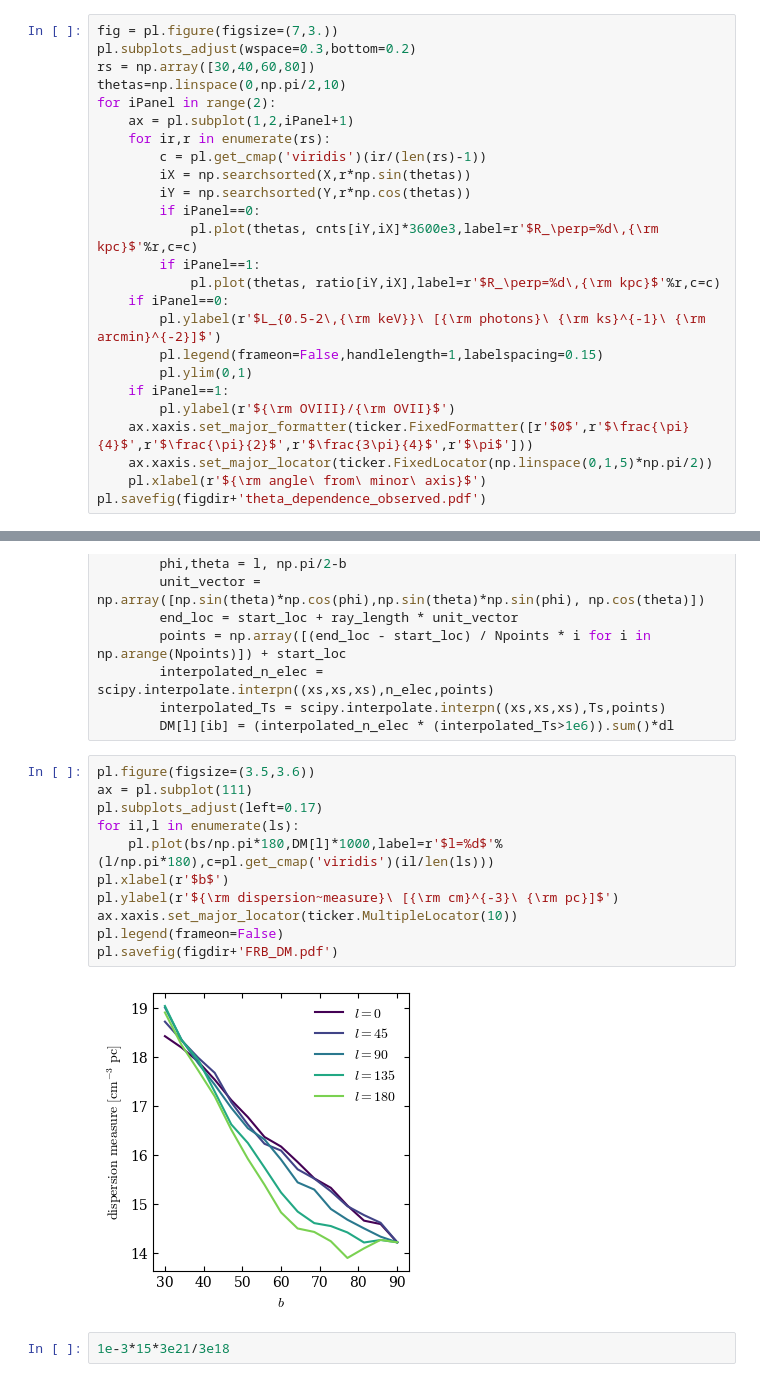
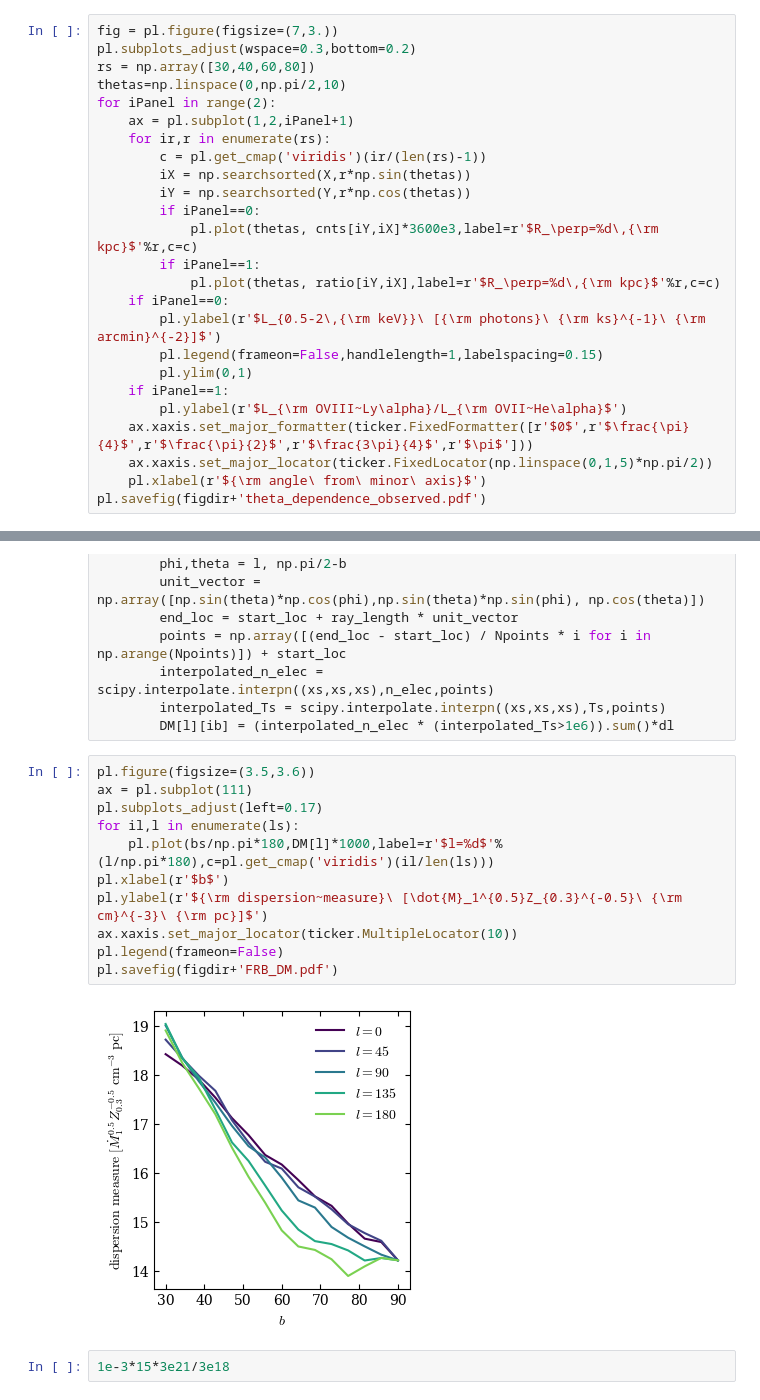
Before and after one commit to JonathanSternAstro/gizmo_analysis, a Jupyter notebook: ipynb/subsonic_solution/observables.ipynb, the cells around one changed output, grey strips where cells are left out. Saved outputs shown, nothing was run; the diff lists cells and outputs as text.

```diff
--- a/ipynb/subsonic_solution/observables.ipynb
+++ b/ipynb/subsonic_solution/observables.ipynb
@@ -365,7 +362,7 @@ for iPanel in range(2):
         pl.legend(frameon=False,handlelength=1,labelspacing=0.15)
         pl.ylim(0,1)
     if iPanel==1:
-        pl.ylabel(r'${\rm OVIII}/{\rm OVII}$')
+        pl.ylabel(r'$L_{\rm OVIII~Ly\alpha}/L_{\rm OVII~He\alpha}$')
     ax.xaxis.set_major_formatter(ticker.FixedFormatter([r'$0$',r'$\frac{\pi}{4}$',r'$\frac{\pi}{2}$',r'$\frac{3\pi}{4}$',r'$\pi$']))
     ax.xaxis.set_major_locator(ticker.FixedLocator(np.linspace(0,1,5)*np.pi/2))
     pl.xlabel(r'${\rm angle\ from\ minor\ axis}$')
@@ -404,16 +401,16 @@ for l in ls:
 # %%
 pl.figure(figsize=(3.5,3.6))
 ax = pl.subplot(111)
 pl.subplots_adjust(left=0.17)
 for il,l in enumerate(ls):
     pl.plot(bs/np.pi*180,DM[l]*1000,label=r'$l=%d$'%(l/np.pi*180),c=pl.get_cmap('viridis')(il/len(ls)))
 pl.xlabel(r'$b$')
-pl.ylabel(r'${\rm dispersion~measure}\ [{\rm cm}^{-3}\ {\rm pc}]$')
+pl.ylabel(r'${\rm dispersion~measure}\ [\dot{M}_1^{0.5}Z_{0.3}^{-0.5}\ {\rm cm}^{-3}\ {\rm pc}]$')
 ax.xaxis.set_major_locator(ticker.MultipleLocator(10))
 pl.legend(frameon=False)
 pl.savefig(figdir+'FRB_DM.pdf')
 # %% [output]
-[figure, old version]
+[figure, new version]
 # %%
 1e-3*15*3e21/3e18
 # %% [output]
```
Also changed, not shown: parts of 17 cells of this notebook, 3 other files.
